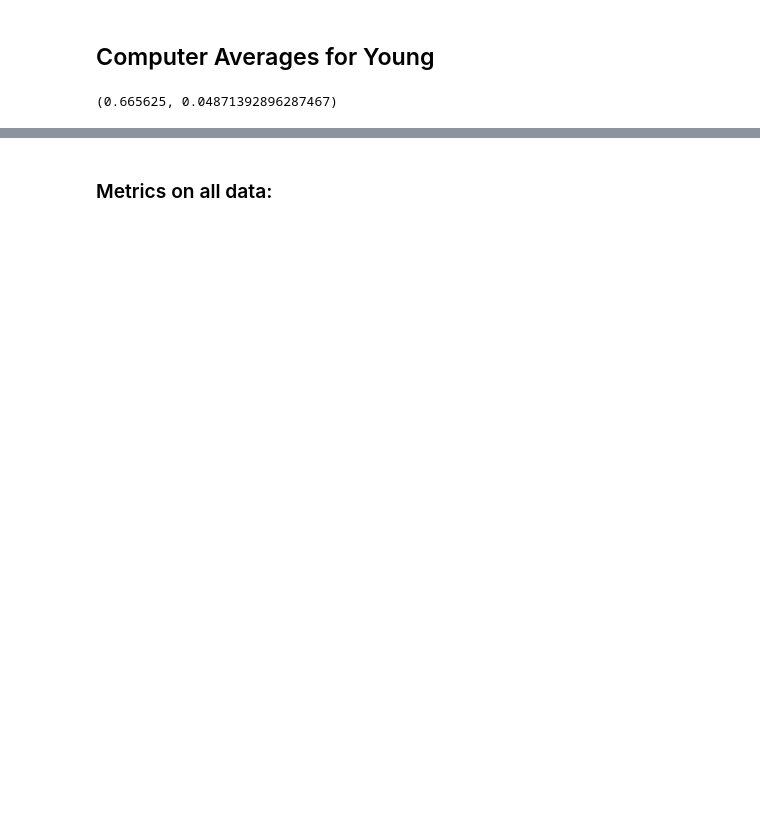
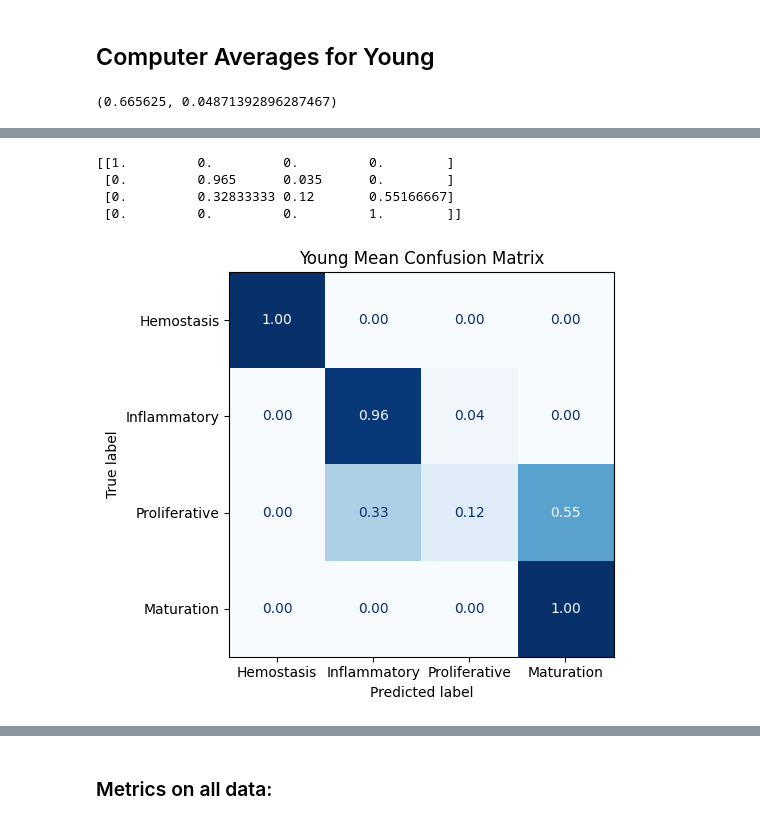
Before and after one commit to Fan-Lu/DeepMapper, a Jupyter notebook: jupyters/DeepMapper_Results.ipynb, the cells around one changed output, grey strips where cells are left out. Drawn from its saved outputs; the diff is of its cells as text; code cells hidden in the pictures; blank space fills up the shorter version.

```diff
--- a/jupyters/DeepMapper_Results.ipynb
+++ b/jupyters/DeepMapper_Results.ipynb
@@ -190,0 +404,33 @@ float(np.mean(metrics)), float(np.std(metrics))
+# %%
+mean_cm_row = mean_cm / mean_cm.sum(axis=1, keepdims=True)
+print(mean_cm_row)
+# %% [output]
+[[1.         0.         0.         0.        ]
+ [0.         0.965      0.035      0.        ]
+ [0.         0.32833333 0.12       0.55166667]
+ [0.         0.         0.         1.        ]]
+# %%
+from sklearn.metrics import ConfusionMatrixDisplay
+import matplotlib.pyplot as plt
+
+fig, ax = plt.subplots()
+
+disp = ConfusionMatrixDisplay(
+    confusion_matrix=mean_cm_row,
+    display_labels=["Hemostasis", "Inflammatory", "Proliferative", "Maturation"]
+)
+
+disp.plot(
+    cmap="Blues",
+    values_format=".2f",
+    colorbar=False,
+    ax=ax
+)
+
+ax.set_title("Young Mean Confusion Matrix")
+
+plt.tight_layout()
+plt.savefig("young_cm.png", dpi=300, bbox_inches="tight")
+plt.show()
+# %% [output]
+[figure, added]
```
Also changed, not shown: parts of 22 cells of this notebook.
